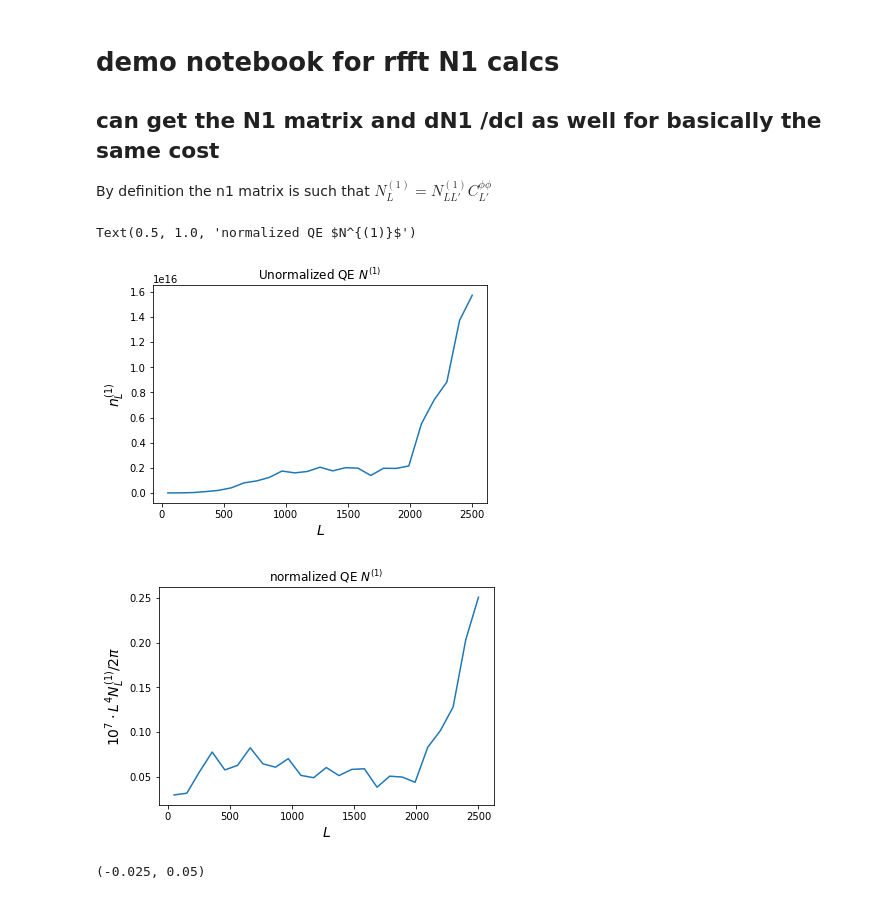
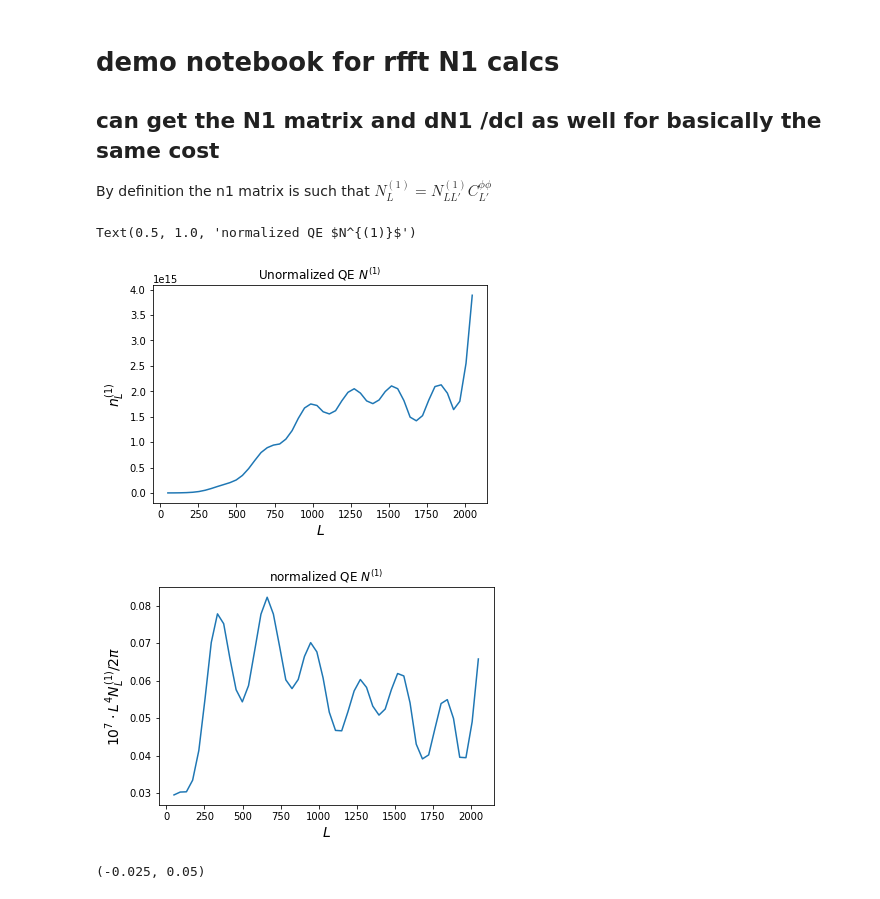
Before and after one commit to NextGenCMB/lensitbiases, a Jupyter notebook: demo_N1.ipynb, the cells around one changed output. Drawn from its saved outputs; the diff is of its cells as text; code cells hidden in the pictures.

```diff
--- a/demo_N1.ipynb
+++ b/demo_N1.ipynb
@@ -19,36 +19,36 @@ cls_unl, cls_len, cls_grad = lb.get_default_cls() # default CMB cls (put here th
 lminbox=50
 # N1 depends on the relation between the filtered and CMB maps (fal matrix):
 fal = utils_n1.get_fal(clscmb_filt=cls_len, clscmb_dat=cls_len,
                        lmin_ivf=100, lmax_ivf=2048, nlevt=35., nlevp=55., beam=5., jt_tp=False)[1]
 fal['ee'] *= 0 # using T only
 fal['bb'] *= 0 # using T only
 
 if 'te' in fal.keys():
     fal['te'] *= 0.
 
 # Building (unnormalized estimate) N1 on a grid of 50 points
 lib_n1 = n1_fft.n1_fft(fal, cls_len, cls_grad, cls_unl['pp'], lminbox=lminbox, lmaxbox=2500)
-Ls_n1 = np.linspace(lminbox, 2500, 25)
+Ls_n1 = np.linspace(lminbox, 2048, 50)
 n1_PLlike = np.array([lib_n1.get_n1('ptt', L, do_n1mat=False) for L in Ls_n1])
 
 pl.plot(Ls_n1, n1_PLlike)
 pl.xlabel(r'$L$', fontsize=14)
 pl.ylabel(r'$n_L^{(1)}$', fontsize=14)
 pl.title(r'Unormalized QE $N^{(1)}$')
 
 
 # the normalization should be the same as the one used in ones' analysis. Here's one way to get it with this package
 (R_gg, R_cc), Ls_r = n0_fft.nhl_fft(fal, cls_grad, lminbox=lminbox, lmaxbox=4000).get_nhl('ptt')  # gradient and curl responses, and multipoles
 
 pl.figure()
 pl.plot(Ls_n1, Ls_n1 ** 2 * (Ls_n1 + 1) ** 2 * n1_PLlike / spl(Ls_r, R_gg, k=2, s=0, ext='zeros')(Ls_n1) ** 2 * 1e7 / 2. / np.pi)
 pl.xlabel(r'$L$', fontsize=14)
 pl.ylabel(r'$10^7\cdot L^4 N_L^{(1)} /2\pi$', fontsize=14)
 pl.title(r'normalized QE $N^{(1)}$')
 # %% [output]
 Text(0.5, 1.0, 'normalized QE $N^{(1)}$')
-[figure, old version]
+[figure, new version]
-[figure, old version]
+[figure, new version]
 # %%
 # S4 polarization N1:
 lminbox=14
```
